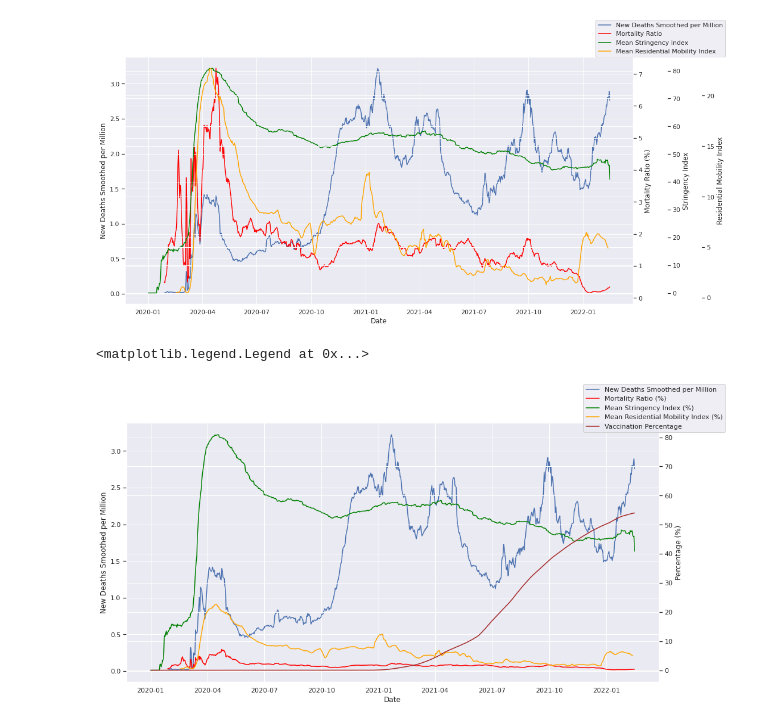
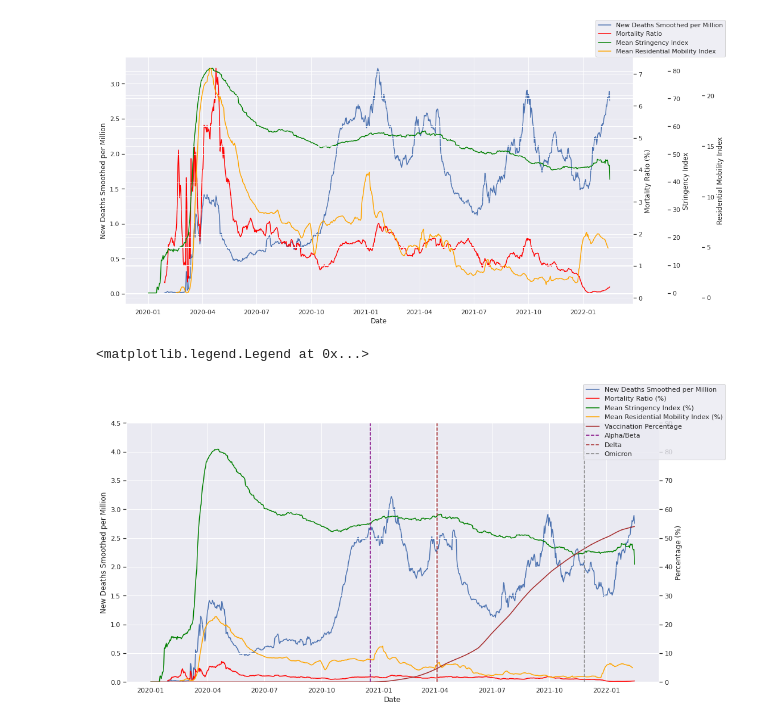
Before and after one commit to KayO-GH/Covid19-Policy-Effectiveness-Analysis, a Jupyter notebook: replication.ipynb, the cells around one changed output. Cells and saved outputs as stored; diff of their text form; code cells hidden in the pictures.

Commit message:
Regressions across the full two year period and VOC lines

```diff
--- a/replication.ipynb
+++ b/replication.ipynb
@@ -531,30 +526,39 @@ fig.legend()
 # %%
 date_sum_df = merged_df.groupby('date').agg('sum').reset_index()
 date_mean_df = merged_df.groupby('date').agg('mean').reset_index()
 
 date_sum_df['date'] = pd.to_datetime(date_sum_df['date'])
 date_mean_df['date'] = pd.to_datetime(date_mean_df['date'])
 
 fig, ax = plt.subplots()
 
 # Mean of new deaths smoothed per million (show units on twin axis) - virus snapshot
 ax.plot(date_mean_df['date'], date_mean_df['new_deaths_smoothed_per_million'], label='New Deaths Smoothed per Million')
 ax.set_ylabel('New Deaths Smoothed per Million')
 ax.set_xlabel('Date')
 
 # Mortality ratio (Derived from cases and deaths) - how deadly is it?
 ax_twin_percentages = ax.twinx()
 ax_twin_percentages.plot(date_sum_df['date'], 100*date_sum_df['new_deaths_smoothed_per_million']/date_sum_df['new_cases_smoothed_per_million'], label='Mortality Ratio (%)', color='red')
 ax_twin_percentages.set_ylabel('Percentage (%)')
 
 # Stringency over time  - how are governments responding?
 ax_twin_percentages.plot(date_mean_df['date'], date_mean_df['stringency_index'], label='Mean Stringency Index (%)', color='green')
 
 ax_twin_percentages.plot(date_mean_df['date'], date_mean_df['residential'], label='Mean Residential Mobility Index (%)', color='orange')
 
 ax_twin_percentages.plot(date_sum_df['date'], 100*np.cumsum(date_sum_df['new_people_vaccinated_smoothed'])/date_sum_df['population'], color='brown', label='Vaccination Percentage')
 
+ax.set_ylim(0, 4.5)
+ax_twin_percentages.set_ylim(0, 90)
+
+# Variant lines. Dates the variants were declared variants of concern.
+# Accroding to: https://www.who.int/en/activities/tracking-SARS-CoV-2-variants/
+ax_twin_percentages.axvline(x='2020-12-18', linestyle='--', label='Alpha/Beta', color='purple')
+ax_twin_percentages.axvline(x='2021-04-04', linestyle='--', label='Delta', color='brown')
+ax_twin_percentages.axvline(x='2021-11-26', linestyle='--', label='Omicron', color='gray')
+
 fig.legend()
 # %% [output]
 <matplotlib.legend.Legend at 0x...>
-[figure, old version]
+[figure, new version]
```
Also changed, not shown: parts of 34 cells of this notebook, 1 other file.
